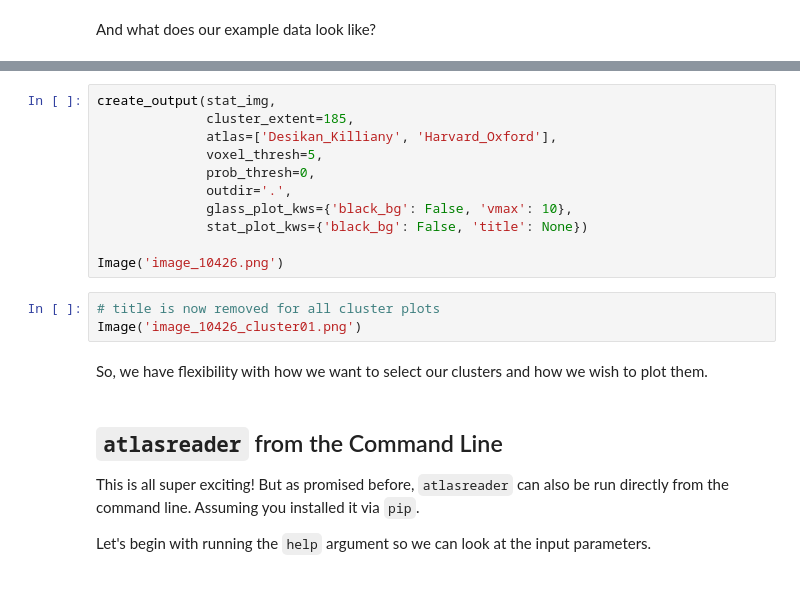
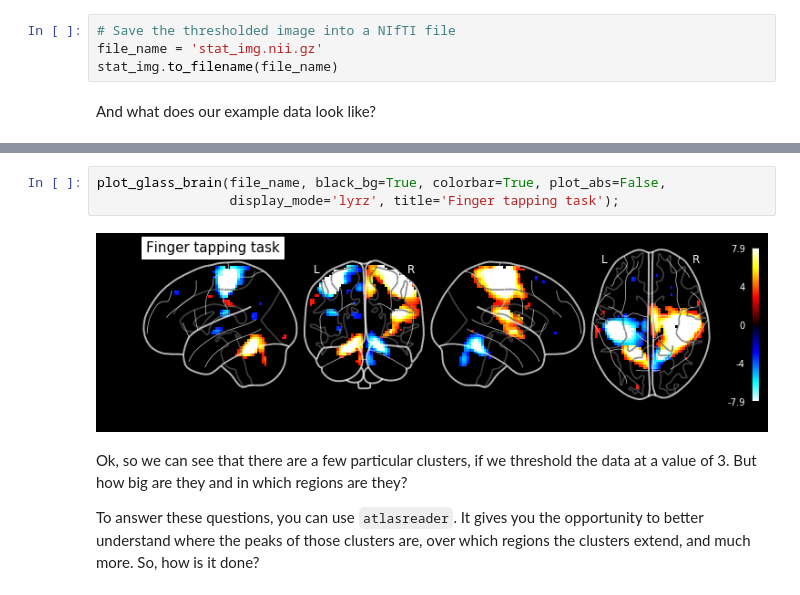
Before and after one commit to miykael/atlasreader, a Jupyter notebook: notebooks/atlasreader.ipynb, the cells around one changed output, grey strips where cells are left out. Cells and saved outputs as stored; diff of their text form.

```diff
--- a/notebooks/atlasreader.ipynb
+++ b/notebooks/atlasreader.ipynb
@@ -30,2 +70,6 @@ stat_img = motor_images.images[0]
+# %%
+# Save the thresholded image into a NIfTI file
+file_name = 'stat_img.nii.gz'
+stat_img.to_filename(file_name)
 # %% [markdown]
 And what does our example data look like?
@@ -108,22 +76,9 @@ For example:
-# %%
-create_output(stat_img,
-              cluster_extent=185,
-              atlas=['Desikan_Killiany', 'Harvard_Oxford'],
-              voxel_thresh=5,
-              prob_thresh=0,
-              outdir='.',
-              glass_plot_kws={'black_bg': False, 'vmax': 10},
-              stat_plot_kws={'black_bg': False, 'title': None})
-
-Image('image_10426.png')
-# %%
-# title is now removed for all cluster plots
-Image('image_10426_cluster01.png')
-# %% [markdown]
-So, we have flexibility with how we want to select our clusters and how we wish to plot them.
-# %% [markdown]
-## `atlasreader` from the Command Line
-
-This is all super exciting! But as promised before, `atlasreader` can also be run directly from the command line. Assuming you installed it via `pip`.
-
-Let's begin with running the `help` argument so we can look at the input parameters.
+# %%
+plot_glass_brain(file_name, black_bg=True, colorbar=True, plot_abs=False,
+                 display_mode='lyrz', title='Finger tapping task');
+# %% [output]
+[figure, added]
+# %% [markdown]
+Ok, so we can see that there are a few particular clusters, if we threshold the data at a value of 3. But how big are they and in which regions are they?
+
+To answer these questions, you can use `atlasreader`. It gives you the opportunity to better understand where the peaks of those clusters are, over which regions the clusters extend, and much more. So, how is it done?
```
Also changed, not shown: parts of 97 cells of this notebook.
